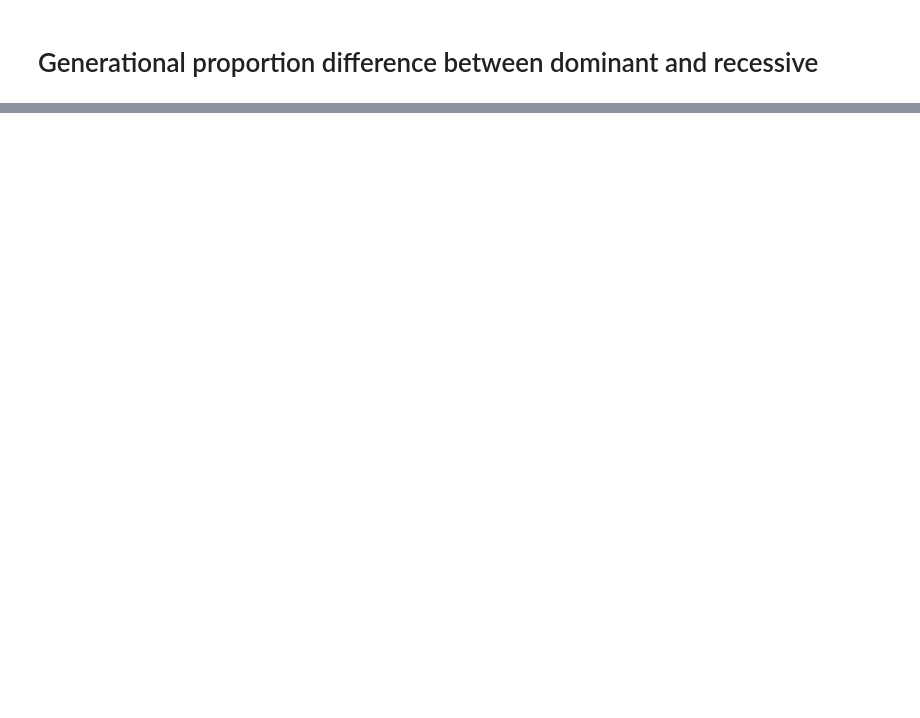
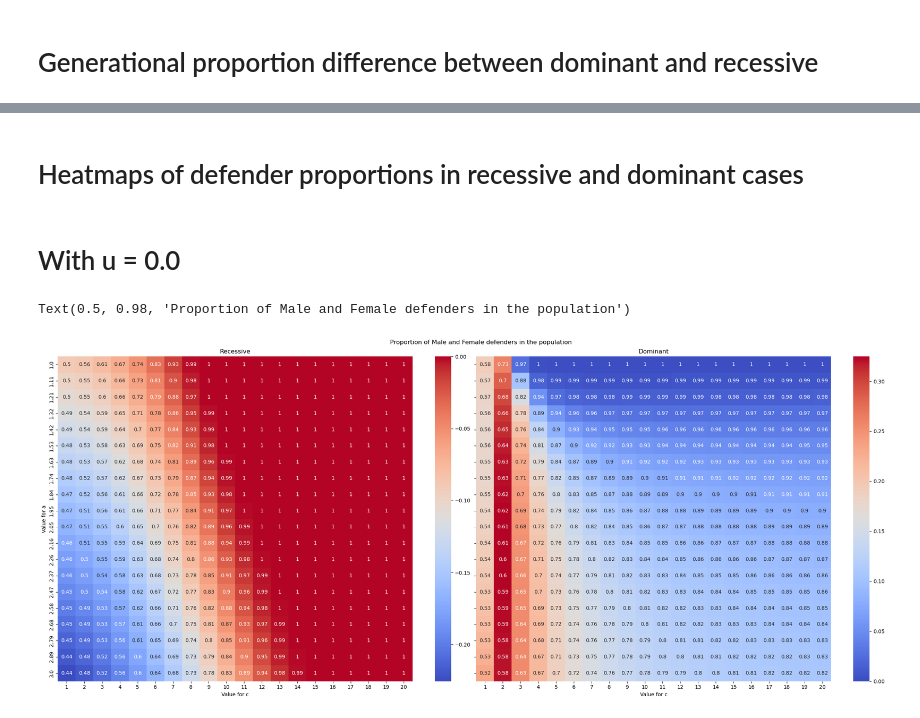
Before and after one commit to AbhayGupta115/PineSawflyModel, a Jupyter notebook: model.ipynb, the cells around one changed output, grey strips where cells are left out. Cells and saved outputs as stored; diff of their text form; code cells hidden in the pictures; blank space fills up the shorter version.

```diff
--- a/model.ipynb
+++ b/model.ipynb
@@ -794,0 +390,2 @@ Text(0.5, 0.98, 'Change in proportion with discreet generations')
+# %% [markdown]
+# Heatmaps of defender proportions in recessive and dominant cases
@@ -794,0 +493,20 @@ Text(0.5, 0.98, 'Change in proportion with discreet generations')
+# %% [markdown]
+# With u = 0.0
+# %%
+#Recessive
+fig, (ax_rec, ax_dom) = plt.subplots(nrows = 1, ncols = 2, figsize = (24,10), sharey = True, layout = 'tight')
+sns.heatmap(plot_hm_rec, annot=plot_anno_rec, cmap = sns.color_palette("coolwarm", as_cmap=True), ax = ax_rec)
+sns.heatmap(plot_hm_dom, annot=plot_anno_dom, cmap = sns.color_palette("coolwarm", as_cmap=True),vmin = 0, ax = ax_dom)
+
+ax_rec.set_title('Recessive')
+ax_dom.set_title('Dominant')
+
+ax_rec.set_xlabel('Value for c')
+ax_dom.set_xlabel('Value for c')
+
+ax_rec.set_ylabel('Value for a')
+
+fig.suptitle('Proportion of Male and Female defenders in the population')
+# %% [output]
+Text(0.5, 0.98, 'Proportion of Male and Female defenders in the population')
+[figure, added]
```
Also changed, not shown: parts of 26 cells of this notebook, 3 other files.
